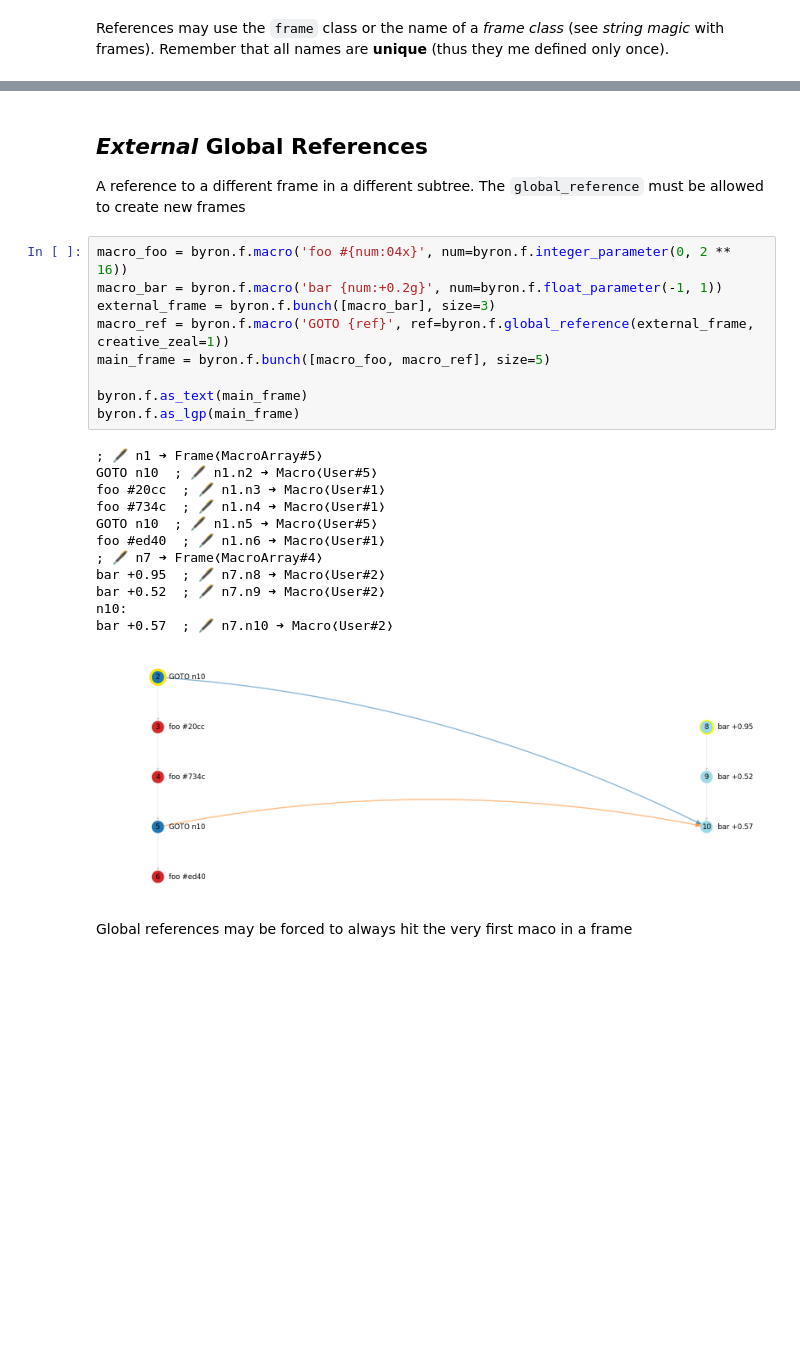
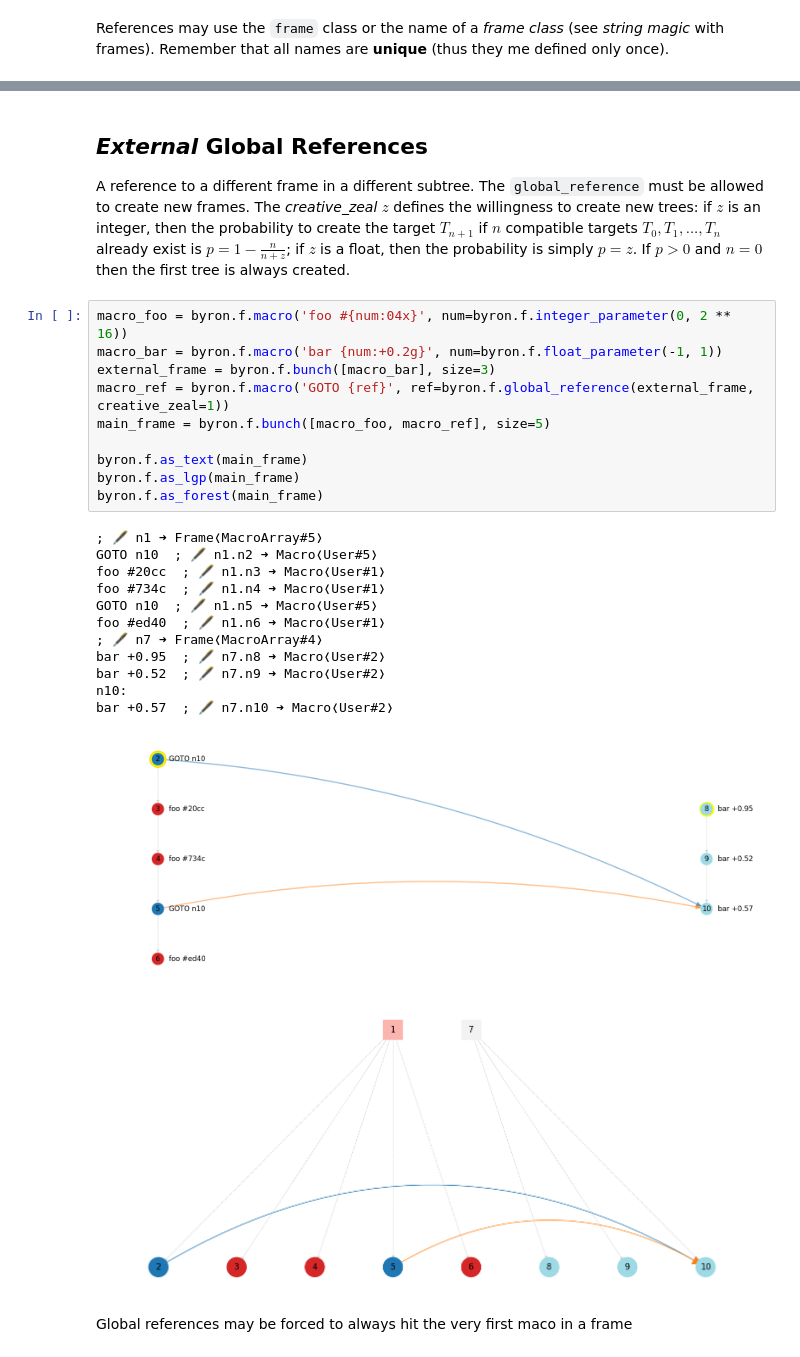
Before and after one commit to cad-polito-it/byron, a Jupyter notebook: examples/notebooks/constraints/04. global references.ipynb, the cells around one changed output, grey strips where cells are left out. Drawn from its saved outputs; the diff is of its cells as text; blank space fills up the shorter version.

```diff
--- a/examples/notebooks/constraints/04. global references.ipynb
+++ b/examples/notebooks/constraints/04. global references.ipynb
@@ -72,29 +73,31 @@ global_ref: n5  ; 🖋 n1.n8.n11 ➜ Macro❬User#4❭
 # %% [markdown]
 ## *External* Global References
 
-A reference to a different frame in a different subtree. The `global_reference` must be allowed to create new frames
+A reference to a different frame in a different subtree. The `global_reference` must be allowed to create new frames. The *creative_zeal* $z$ defines the willingness to create new trees: if $z$ is an integer, then the probability to create the target $T_{n+1}$ if $n$ compatible targets $T_0, T_1, ..., T_n$ already exist is $p=1-\frac{n}{n+z}$; if $z$ is a float, then the probability is simply $p = z$. If $p > 0$ and $n=0$ then the first tree is always created.
 # %%
 macro_foo = byron.f.macro('foo #{num:04x}', num=byron.f.integer_parameter(0, 2 ** 16))
 macro_bar = byron.f.macro('bar {num:+0.2g}', num=byron.f.float_parameter(-1, 1))
 external_frame = byron.f.bunch([macro_bar], size=3)
 macro_ref = byron.f.macro('GOTO {ref}', ref=byron.f.global_reference(external_frame, creative_zeal=1))
 main_frame = byron.f.bunch([macro_foo, macro_ref], size=5)
 
 byron.f.as_text(main_frame)
 byron.f.as_lgp(main_frame)
+byron.f.as_forest(main_frame)
 # %% [output]
 ; 🖋 n1 ➜ Frame❬MacroArray#5❭
 GOTO n10  ; 🖋 n1.n2 ➜ Macro❬User#5❭
 foo #20cc  ; 🖋 n1.n3 ➜ Macro❬User#1❭
 foo #734c  ; 🖋 n1.n4 ➜ Macro❬User#1❭
 GOTO n10  ; 🖋 n1.n5 ➜ Macro❬User#5❭
 foo #ed40  ; 🖋 n1.n6 ➜ Macro❬User#1❭
 ; 🖋 n7 ➜ Frame❬MacroArray#4❭
 bar +0.95  ; 🖋 n7.n8 ➜ Macro❬User#2❭
 bar +0.52  ; 🖋 n7.n9 ➜ Macro❬User#2❭
 n10:
 bar +0.57  ; 🖋 n7.n10 ➜ Macro❬User#2❭
 [figure]
+[figure, added]
 # %% [markdown]
 Global references may be forced to always hit the very first maco in a frame
 # %%
```
Also changed, not shown: parts of 4 cells of this notebook, 5 other files.
